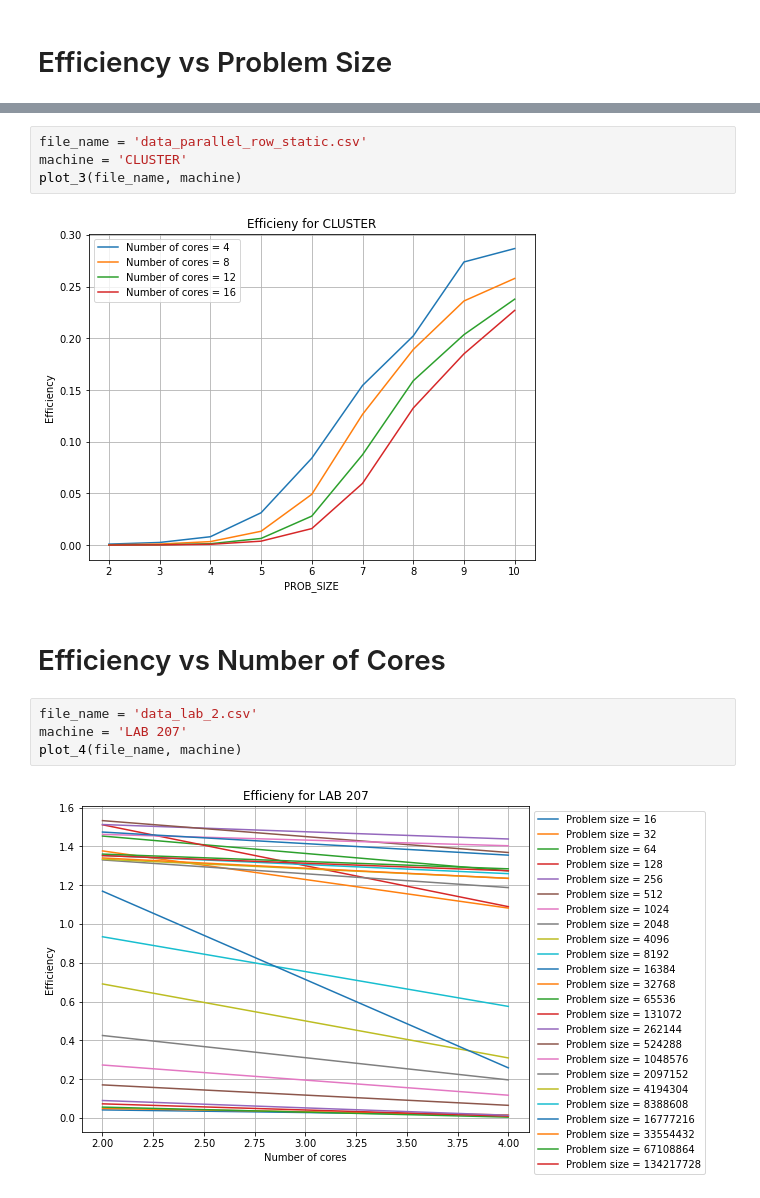
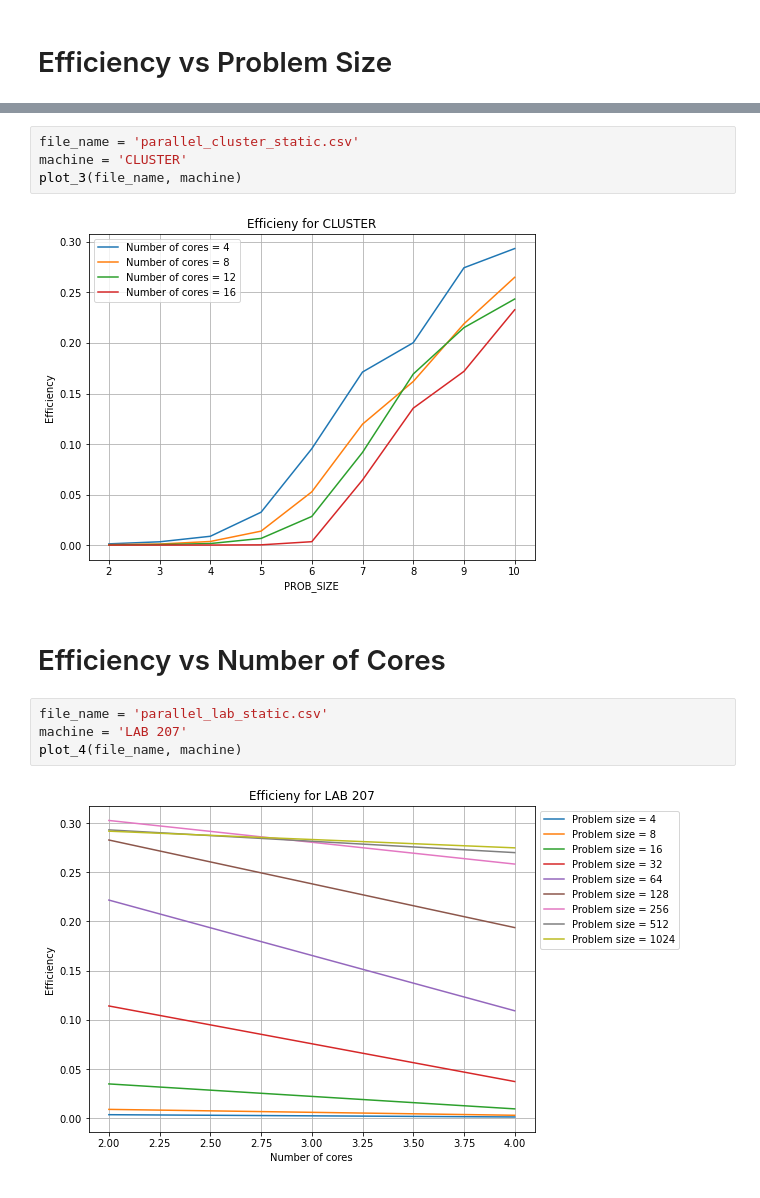
Before and after one commit to omp217/HPC-Assignment8, a Jupyter notebook: speedup.ipynb, the cells around one changed output, grey strips where cells are left out. Saved outputs shown, nothing was run; the diff lists cells and outputs as text.

Commit message:
graph added

```diff
--- a/speedup.ipynb
+++ b/speedup.ipynb
@@ -208,15 +208,15 @@ plot_3(file_name, machine)
 # %%
-file_name = 'data_parallel_row_static.csv'
+file_name = 'parallel_cluster_static.csv'
 machine = 'CLUSTER'
 plot_3(file_name, machine)
 # %% [output]
-[figure, old version]
+[figure, new version]
 # %% [markdown]
 # Efficiency vs Number of Cores
 # %%
-file_name = 'data_lab_2.csv'
+file_name = 'parallel_lab_static.csv'
 machine = 'LAB 207'
 plot_4(file_name, machine)
 # %% [output]
-[figure, old version]
+[figure, new version]
 # %%
```
Also changed, not shown: parts of 6 cells of this notebook, 20 other files.
